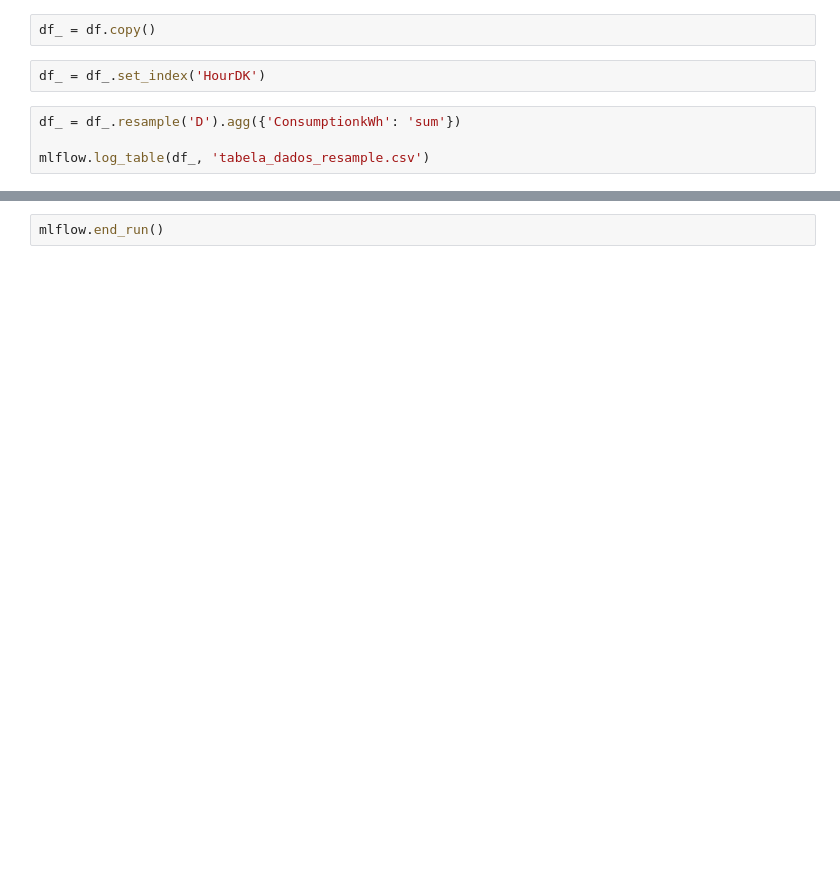
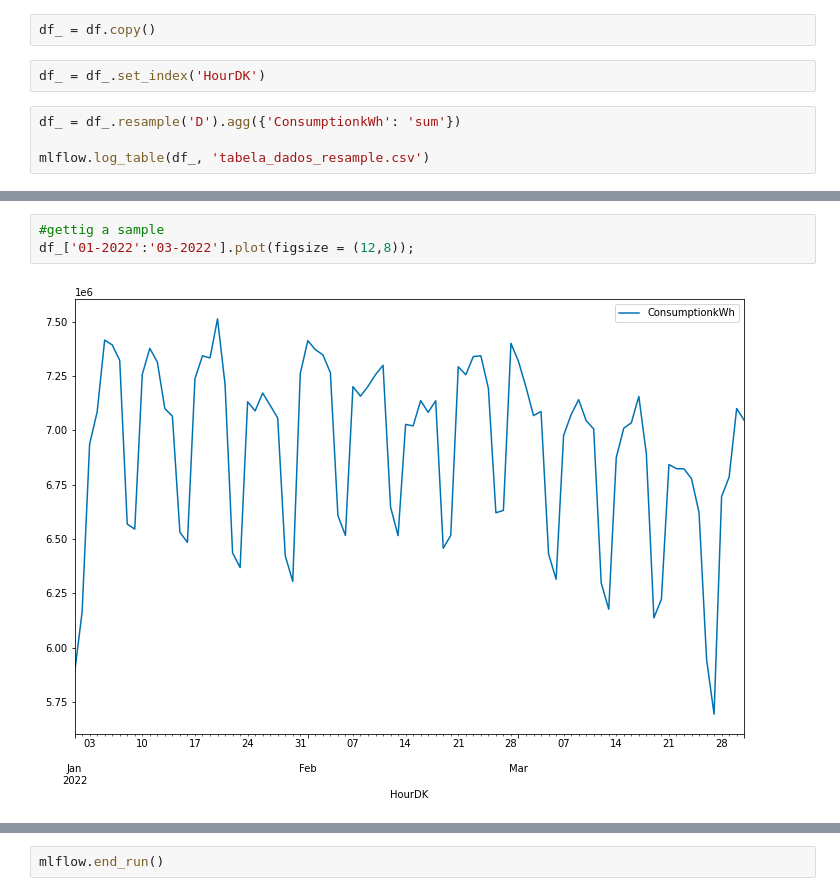
Before and after one commit to GiovaneCarvalho/Forecast_Consumo_Energia_Dinamarques, a Jupyter notebook: API.ipynb, the cells around one changed output, grey strips where cells are left out. Drawn from its saved outputs; the diff is of its cells as text; blank space fills up the shorter version.

```diff
--- a/API.ipynb
+++ b/API.ipynb
@@ -50,0 +116,5 @@ mlflow.log_figure(fig, 'Figure.png')
+# %%
+#gettig a sample
+df_['01-2022':'03-2022'].plot(figsize = (12,8));
+# %% [output]
+[figure, added]
```
Also changed, not shown: parts of 31 cells of this notebook.
